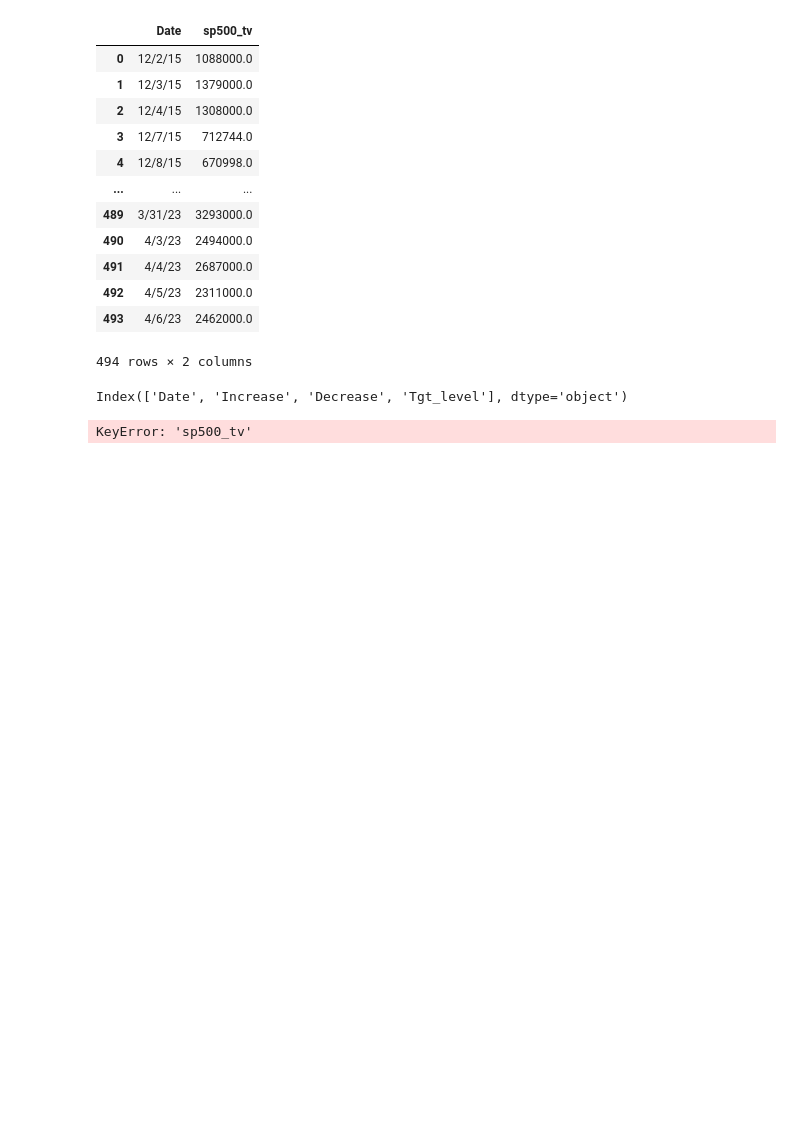
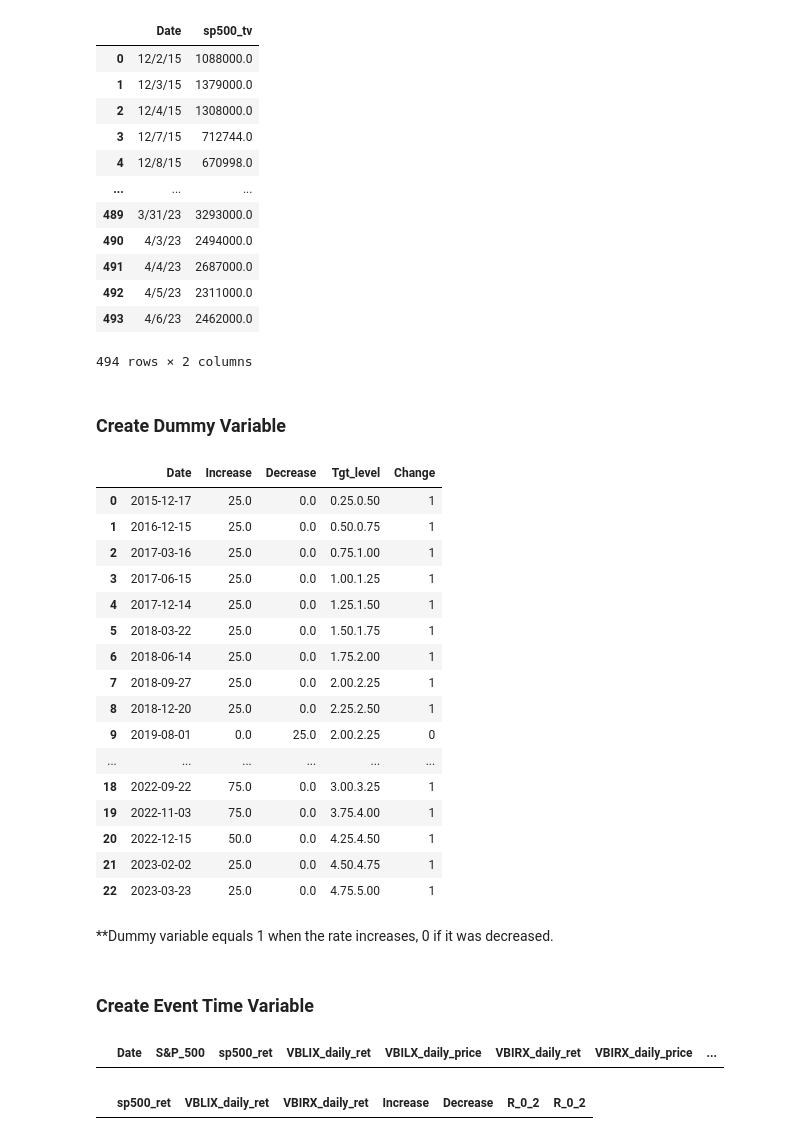
Before and after one commit to mab923/finalteamproject, a Jupyter notebook: Untitled.ipynb, the cells around one changed output. Drawn from its saved outputs; the diff is of its cells as text; code cells hidden in the pictures; blank space fills up the shorter version.

```diff
--- a/Untitled.ipynb
+++ b/Untitled.ipynb
@@ -100,4 +107,24 @@ final_data2 = final_data.merge(Vbirx, on=['Date'],
+# %% [markdown]
+### Create Dummy Variable
 # %%
-fomc_rates.columns
+fomc_rates
+fomc_rates['Change'] = np.where(fomc_rates['Increase'] > 0,1,0)
+fomc_rates
 # %% [output]
-Index(['Date', 'Increase', 'Decrease', 'Tgt_level'], dtype='object')
+|  | Date | Increase | Decrease | Tgt_level | Change |
+| 0 | 2015-12-17 | 25.0 | 0.0 | 0.25.0.50 | 1 |
+| 1 | 2016-12-15 | 25.0 | 0.0 | 0.50.0.75 | 1 |
+| 2 | 2017-03-16 | 25.0 | 0.0 | 0.75.1.00 | 1 |
+| 3 | 2017-06-15 | 25.0 | 0.0 | 1.00.1.25 | 1 |
+| 4 | 2017-12-14 | 25.0 | 0.0 | 1.25.1.50 | 1 |
+| 5 | 2018-03-22 | 25.0 | 0.0 | 1.50.1.75 | 1 |
+| 6 | 2018-06-14 | 25.0 | 0.0 | 1.75.2.00 | 1 |
+| 7 | 2018-09-27 | 25.0 | 0.0 | 2.00.2.25 | 1 |
+| 8 | 2018-12-20 | 25.0 | 0.0 | 2.25.2.50 | 1 |
+| 9 | 2019-08-01 | 0.0 | 25.0 | 2.00.2.25 | 0 |
+| ... | ... | ... | ... | ... | ... |
+| 18 | 2022-09-22 | 75.0 | 0.0 | 3.00.3.25 | 1 |
+| 19 | 2022-11-03 | 75.0 | 0.0 | 3.75.4.00 | 1 |
+| 20 | 2022-12-15 | 50.0 | 0.0 | 4.25.4.50 | 1 |
+| 21 | 2023-02-02 | 25.0 | 0.0 | 4.50.4.75 | 1 |
+| 22 | 2023-03-23 | 25.0 | 0.0 | 4.75.5.00 | 1 |
@@ -111 +131,5 @@ import fnmatch
+# %% [markdown]
+**Dummy variable equals 1 when the rate increases, 0 if it was decreased.
+# %% [markdown]
+### Create Event Time Variable
 # %%
@@ -127,18 +151,24 @@ eventtime_rets = (
     #reduce event time [-15, +15]
     .query('(event_time >= -15) & (event_time <= 15)')
 )
+# %%
+event_time_rets
+# %% [output]
+|  | Date | S&P_500 | sp500_ret | VBLIX_daily_ret | VBILX_daily_price | VBIRX_daily_ret | VBIRX_daily_price | ... |
 # %%
 rate_change_rets = (eventtime_rets
                     .assign(R_0_2 = lambda x: np.where(((x.event_time >= 0) & (x.event_time <=2)),
-                                                        1+x['ret'],
+                                                        1+x['sp500_ret'],
                                                         np.nan),
                             R_2_10 = lambda x: np.where(((x.event_time >= 3) & (x.event_time <=10)),
-                                                        1+x['ret'],
+                                                        1+x['sp500_ret'],
                                                         np.nan),
                            )
-                    .groupby(['Increase'])
+                    .groupby(['sp500_ret', 'VBLIX_daily_ret', 'VBIRX_daily_ret', 'Increase', 'Decrease'])
                     [['R_0_2','R_0_2']].prod()
                     -1
                    ).reset_index()
-# %% [output]
-KeyError: 'sp500_tv'
+# %%
+rate_change_rets
+# %% [output]
+|  | sp500_ret | VBLIX_daily_ret | VBIRX_daily_ret | Increase | Decrease | R_0_2 | R_0_2 |
```
Also changed, not shown: parts of 12 cells of this notebook.
